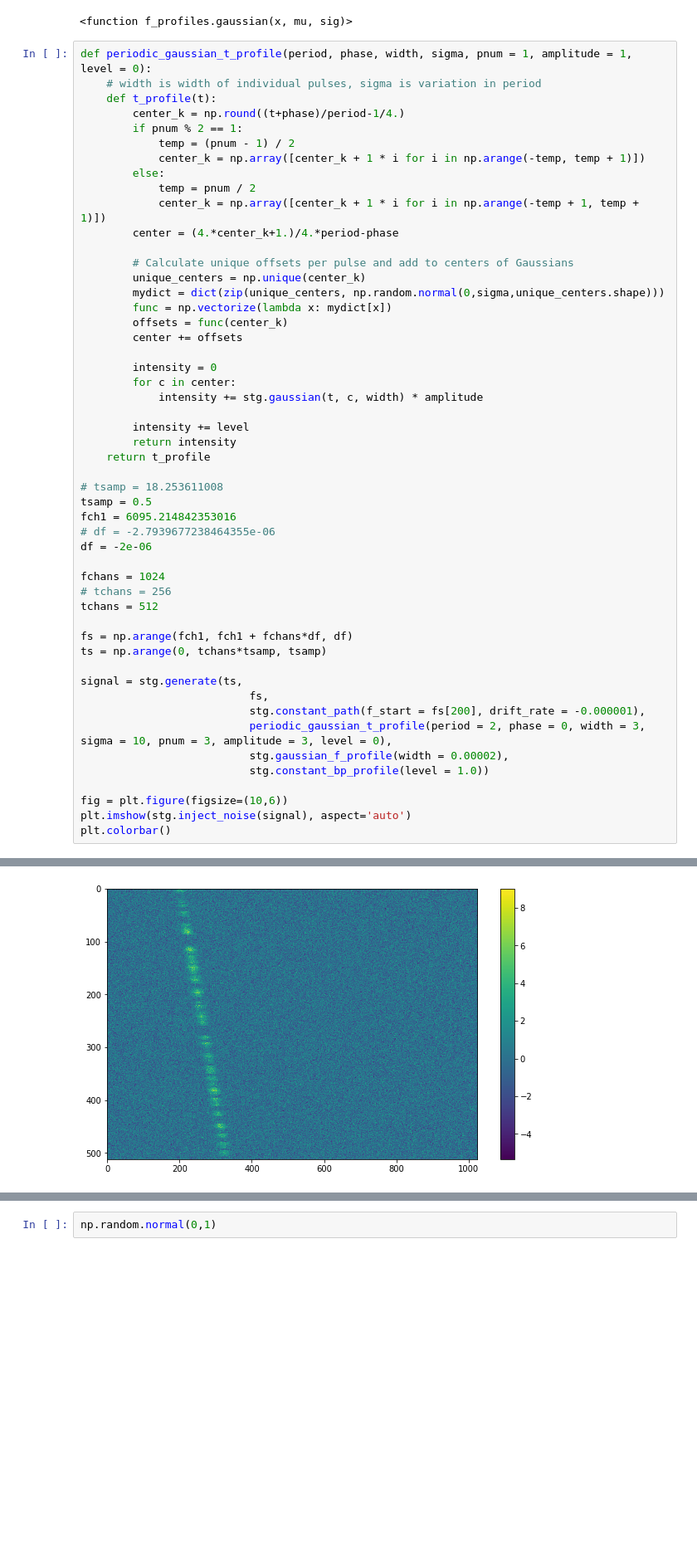
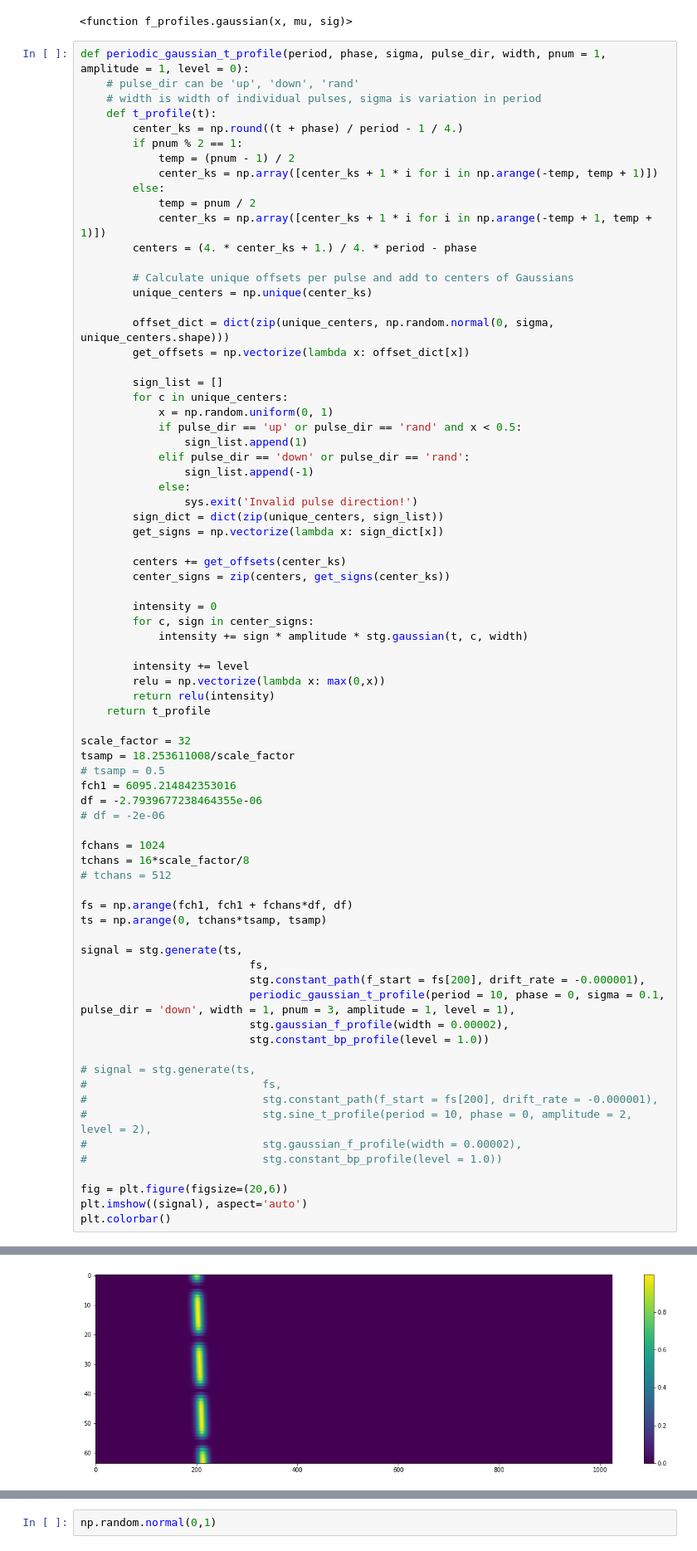
Before and after one commit to bbrzycki/setigen, a Jupyter notebook: jupyter-notebooks/Add_general_signal.ipynb, the cells around one changed output, grey strips where cells are left out. Shown at 83% size. Saved outputs shown, nothing was run; the diff lists cells and outputs as text; blank space fills up the shorter version.

```diff
--- a/jupyter-notebooks/Add_general_signal.ipynb
+++ b/jupyter-notebooks/Add_general_signal.ipynb
@@ -302,56 +302,80 @@ stg.gaussian
 # %% [output]
 <function f_profiles.gaussian(x, mu, sig)>
 # %%
-def periodic_gaussian_t_profile(period, phase, width, sigma, pnum = 1, amplitude = 1, level = 0):
+def periodic_gaussian_t_profile(period, phase, sigma, pulse_dir, width, pnum = 1, amplitude = 1, level = 0):
+    # pulse_dir can be 'up', 'down', 'rand'
     # width is width of individual pulses, sigma is variation in period
     def t_profile(t):
-        center_k = np.round((t+phase)/period-1/4.)
+        center_ks = np.round((t + phase) / period - 1 / 4.)
         if pnum % 2 == 1:
             temp = (pnum - 1) / 2
-            center_k = np.array([center_k + 1 * i for i in np.arange(-temp, temp + 1)])
+            center_ks = np.array([center_ks + 1 * i for i in np.arange(-temp, temp + 1)])
         else:
             temp = pnum / 2
-            center_k = np.array([center_k + 1 * i for i in np.arange(-temp + 1, temp + 1)])
-        center = (4.*center_k+1.)/4.*period-phase
+            center_ks = np.array([center_ks + 1 * i for i in np.arange(-temp + 1, temp + 1)])
+        centers = (4. * center_ks + 1.) / 4. * period - phase
 
         # Calculate unique offsets per pulse and add to centers of Gaussians
-        unique_centers = np.unique(center_k)
-        mydict = dict(zip(unique_centers, np.random.normal(0,sigma,unique_centers.shape)))
-        func = np.vectorize(lambda x: mydict[x])
-        offsets = func(center_k)
-        center += offsets
+        unique_centers = np.unique(center_ks)
+
+        offset_dict = dict(zip(unique_centers, np.random.normal(0, sigma, unique_centers.shape)))
+        get_offsets = np.vectorize(lambda x: offset_dict[x])
+
+        sign_list = []
+        for c in unique_centers:
+            x = np.random.uniform(0, 1)
+            if pulse_dir == 'up' or pulse_dir == 'rand' and x < 0.5:
+                sign_list.append(1)
+            elif pulse_dir == 'down' or pulse_dir == 'rand':
+                sign_list.append(-1)
+            else:
+                sys.exit('Invalid pulse direction!')
+        sign_dict = dict(zip(unique_centers, sign_list))
+        get_signs = np.vectorize(lambda x: sign_dict[x])
+
+        centers += get_offsets(center_ks)
+        center_signs = zip(centers, get_signs(center_ks))
 
         intensity = 0
-        for c in center:
-            intensity += stg.gaussian(t, c, width) * amplitude
+        for c, sign in center_signs:
+            intensity += sign * amplitude * stg.gaussian(t, c, width)
 
         intensity += level
-        return intensity
+        relu = np.vectorize(lambda x: max(0,x))
+        return relu(intensity)
     return t_profile
 
-# tsamp = 18.253611008
-tsamp = 0.5
+scale_factor = 32
+tsamp = 18.253611008/scale_factor
+# tsamp = 0.5
 fch1 = 6095.214842353016
-# df = -2.7939677238464355e-06
-df = -2e-06
+df = -2.7939677238464355e-06
+# df = -2e-06
 
 fchans = 1024
-# tchans = 256
-tchans = 512
+tchans = 16*scale_factor/8
+# tchans = 512
 
 fs = np.arange(fch1, fch1 + fchans*df, df)
 ts = np.arange(0, tchans*tsamp, tsamp)
 
 signal = stg.generate(ts,
                           fs,
                           stg.constant_path(f_start = fs[200], drift_rate = -0.000001),
-                          periodic_gaussian_t_profile(period = 2, phase = 0, width = 3, sigma = 10, pnum = 3, amplitude = 3, level = 0),
+                          periodic_gaussian_t_profile(period = 10, phase = 0, sigma = 0.1, pulse_dir = 'down', width = 1, pnum = 3, amplitude = 1, level = 1),
                           stg.gaussian_f_profile(width = 0.00002),
                           stg.constant_bp_profile(level = 1.0))
 
-fig = plt.figure(figsize=(10,6))
-plt.imshow(stg.inject_noise(signal), aspect='auto')
+# signal = stg.generate(ts,
+#                           fs,
+#                           stg.constant_path(f_start = fs[200], drift_rate = -0.000001),
+#                           stg.sine_t_profile(period = 10, phase = 0, amplitude = 2, level = 2),
+#                           stg.gaussian_f_profile(width = 0.00002),
+#                           stg.constant_bp_profile(level = 1.0))
+
+fig = plt.figure(figsize=(20,6))
+plt.imshow((signal), aspect='auto')
 plt.colorbar()
 # %% [output]
 <matplotlib.colorbar.Colorbar at 0x...>
-[figure, old version]
+[figure, new version]
```
Also changed, not shown: parts of 9 cells of this notebook, 2 other files.
